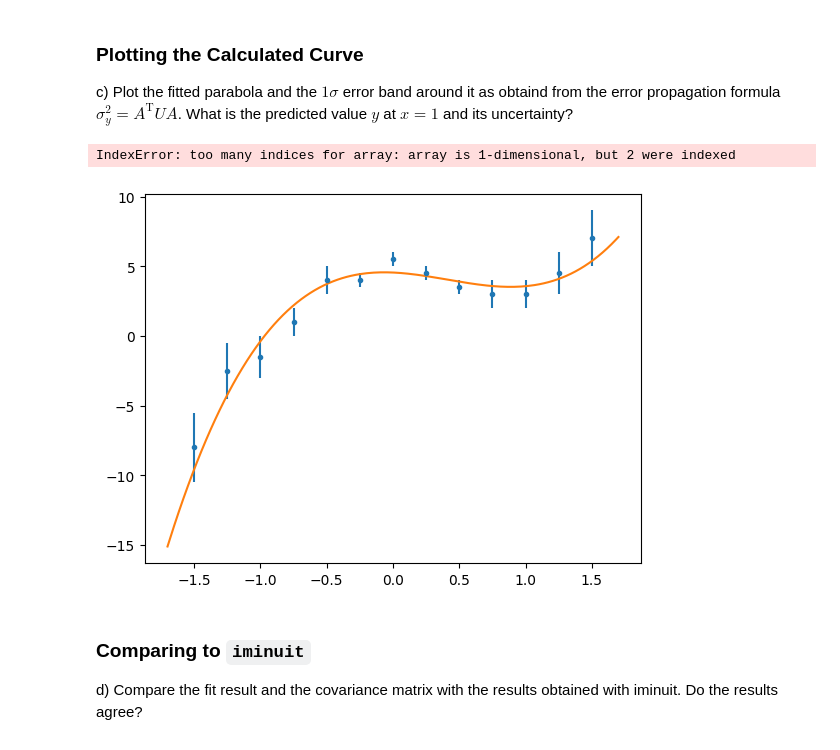
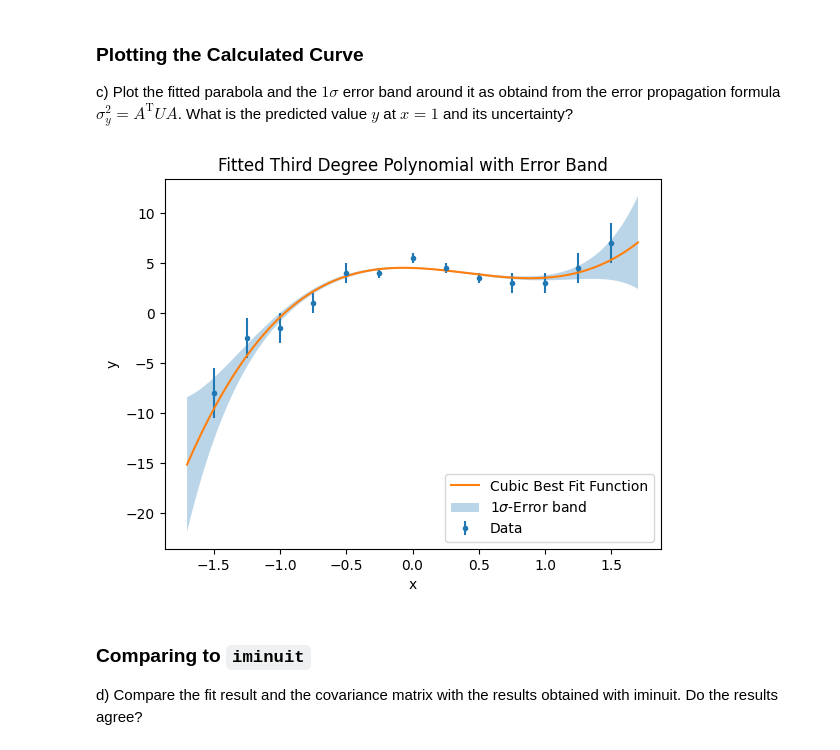
Before and after one commit to Just-Neptun/FP, a Jupyter notebook: S01 Statistik/tasks/S01_least_squares_01.ipynb, the cells around one changed output. Saved outputs shown, nothing was run; the diff lists cells and outputs as text; code cells hidden in the pictures.

Commit message:
applied plotting fitcurve function in part e.)

````diff
--- a/S01 Statistik/tasks/S01_least_squares_01.ipynb
+++ b/S01 Statistik/tasks/S01_least_squares_01.ipynb
@@ -229,36 +229,41 @@ p-value = 0.36988
 ### Plotting the Calculated Curve
 c) Plot the fitted parabola and the $1\sigma$ error band around it as obtaind from the error propagation formula $\sigma_y^2 = A^\mathrm{T} U A$. What is the predicted value $y$ at $x=1$ and its uncertainty?
 # %%
-# define function with found parameters
+# define fitcurve with found parameters
 cubic_fit = Polynomial(params)
 
-def plot_fitcurve_with_errorband(fitcurve: Polynomial, covariance_matrix) -> None:
+# deifine a function to plot the polynomial alongside the data and a 1-sigma error band
+def plot_fitcurve_with_errorband(
+        x, y, sigma_y,
+        fitcurve: Polynomial, covariance_matrix, fitcurve_name: str
+    ) -> None:
     # define points and evaluate model at them
     grid = np.linspace(-1.7, 1.7, 200)
     y_prediction = fitcurve.eval(grid)
     # propagate errors for those points
     J = fitcurve.jacobian(grid)
     cov = np.asarray(covariance_matrix)
     sigma = np.diag(J @ cov @ J.T)
     # create 1-sigma error band
     lower = y_prediction - sigma
     upper = y_prediction + sigma
 
     # plot data, model, error band
     plt.errorbar(x, y, yerr = sigma_y, linestyle='', marker='.', label = 'Data')
-    plt.plot(grid, y_prediction, label = 'Cubic Best Fit Function')
+    plt.plot(grid, y_prediction, label = fitcurve_name)
     plt.fill_between(grid, lower, upper, alpha = 0.3, label = '1$\\sigma$-Error band')
     plt.xlabel('x')
     plt.ylabel('y')
     plt.legend(loc='lower right')
     return
 
-
-plot_fitcurve_with_errorband(cubic_fit, m.covariance)
-plt.title('Fitted Third Degree Polynomial with Error Band')
+plot_fitcurve_with_errorband(
+    x, y, sigma_y,
+    cubic_fit, m.covariance, 'Cubic Best Fit Function'
+    )
+plt.title('Fitted Third Degree Polynomial with Error Band');
 # %% [output]
-IndexError: too many indices for array: array is 1-dimensional, but 2 were indexed
-[figure, old version]
+[figure, new version]
 # %% [markdown]
 ### Comparing to ```iminuit```
 d) Compare the fit result and the covariance matrix with the results obtained with iminuit. Do the results agree?
````
Also changed, not shown: parts of 1 cell of this notebook.
